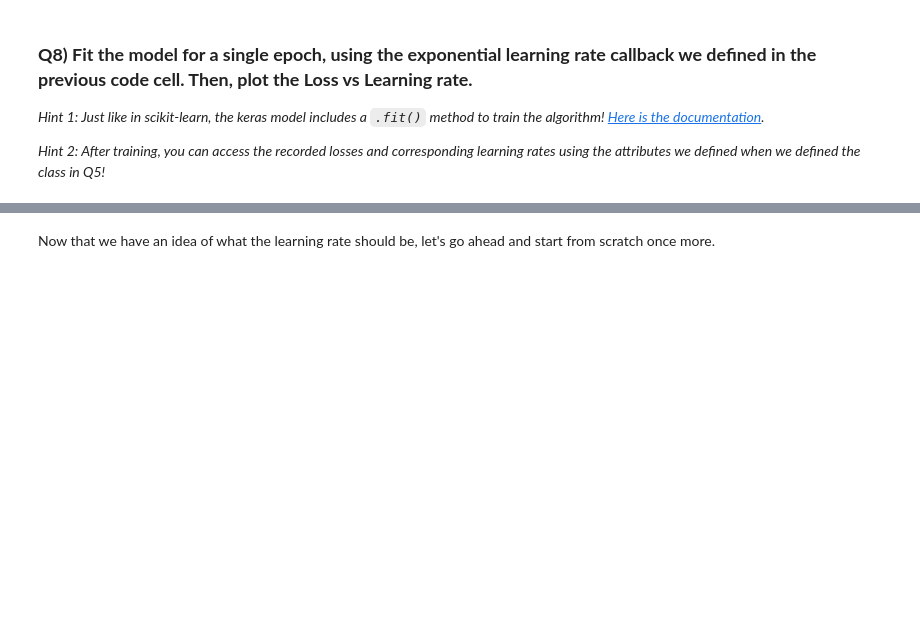
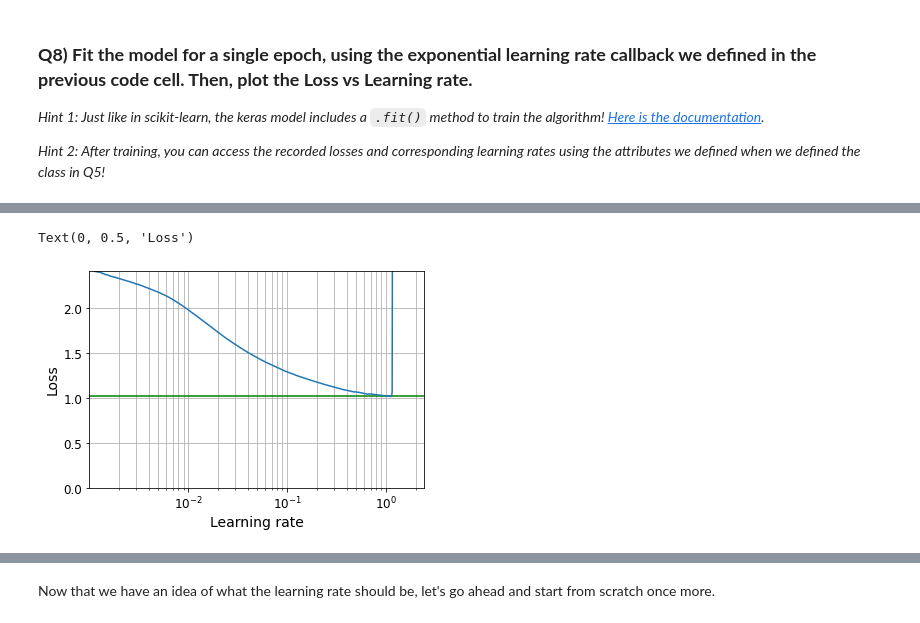
Before and after one commit to jejefragniere/2022_ML_EES, a Jupyter notebook: Labs/S4_1_NNs_with_Keras.ipynb, the cells around one changed output, grey strips where cells are left out. Saved outputs shown, nothing was run; the diff lists cells and outputs as text; code cells hidden in the pictures; blank space fills up the shorter version.

```diff
--- a/Labs/S4_1_NNs_with_Keras.ipynb
+++ b/Labs/S4_1_NNs_with_Keras.ipynb
@@ -232,22 +232,22 @@ K.backend()
 # Remember that you can access the keras.backend using K, which we defined in
 # the code cell above!
 
-class _____(____.____.____.Callback): #define the ExponentialLearningRate class
+class ExponentialLearningRate(tf.keras.callbacks.Callback): #define the ExponentialLearningRate class
     # Start
     def __init__(self, factor):
-        self.____ = ____ # set the factor
-        self.____ = ____ # initialize the losses list
-        self.____ = ____ # initialize the learning rates list
+        self.factor = factor # set the factor
+        self.losses = [] # initialize the losses list
+        self.learning_rate = [] # initialize the learning rates list
 
     def on_batch_end(self, batch, logs):
         # Add the value of the learning rate to the list
-        self.___.append(__.___(self.model.___.___))
+        self.learning_rate.append(K.get_value(self.model.optimizer.learning_rate))
 
         # Add the value of the loss
-        self.___.append(___[___])
+        self.losses.append(logs['loss'])
 
         # Set the value of the
-        ___.___(self.model.___.___, self.model.___.___ * self.___)
+        K.set_value(self.model.optimizer.learning_rate, self.model.optimizer.learning_rate  * self.factor)
 # %% [markdown]
 Now that we've defined out callback, we can go ahead and start thinking about our neural network. For consistency's sake, let's start by clearing the Keras backend and setting our random state.
 # %%
@@ -297,3 +295,5 @@ exponential_lr_callback = _____(factor=____)
+# %%
+exponential_lr_callback = ExponentialLearningRate(factor=1.005)
 # %% [markdown]
 Let's go ahead and train the compiled model for a single epoch.
 # %% [markdown]
@@ -312,30 +315,33 @@ history = model.___(____, # set the training inputs
 # %%
 # Plotting
 fig, ax = plt.subplots()
 
-ax.plot(___.___, # learning rates
-        ___.___) # losses
+ax.plot(exponential_lr_callback.learning_rate, # learning rates
+        exponential_lr_callback.losses) # losses
 
 # Define a tuple with (min_learning_rate, max_learn_rate)
-x_limits = ( min(___.___), max(___.___) )
+x_limits = ( min(exponential_lr_callback.learning_rate), max(exponential_lr_callback.learning_rate) )
 
 # Set the xscale to logarithmic
 ax.set_xscale('log')
 
 # Draw a horizontal line at the minimum loss value
-ax.hlines(min(____.___), #Find the minimum loss value to draw a horizontal line
+ax.hlines(min(exponential_lr_callback.losses), #Find the minimum loss value to draw a horizontal line
           *x_limits, # the star unpacks x_limits to the expected num of args
           'g')
 
 # Set the limits for drawing the curves
 ax.set_xlim(x_limits)
-ax.set_ylim(0, ____) # use the initial loss as the top y boundary
+ax.set_ylim(0, 2.4175) # use the initial loss as the top y boundary
 
 # Display gridlines to see better
 ax.grid(which='both')
 
 ax.set_xlabel("Learning rate")
 ax.set_ylabel("Loss")
+# %% [output]
+Text(0, 0.5, 'Loss')
+[figure, added]
 # %% [markdown]
 If you used the architecture we defined above with the learning rate we defined above, you should produce a graph that looks like this:
 <center> <img src='https://unils-my.sharepoint.com/:i:/g/personal/tom_beucler_unil_ch/EUhU2fuy3K1Nm5iuia8ocF8BB2-jU_pAf6h5TA8MaIqrfw?download=1'> </center>
```
Also changed, not shown: parts of 9 cells of this notebook.
